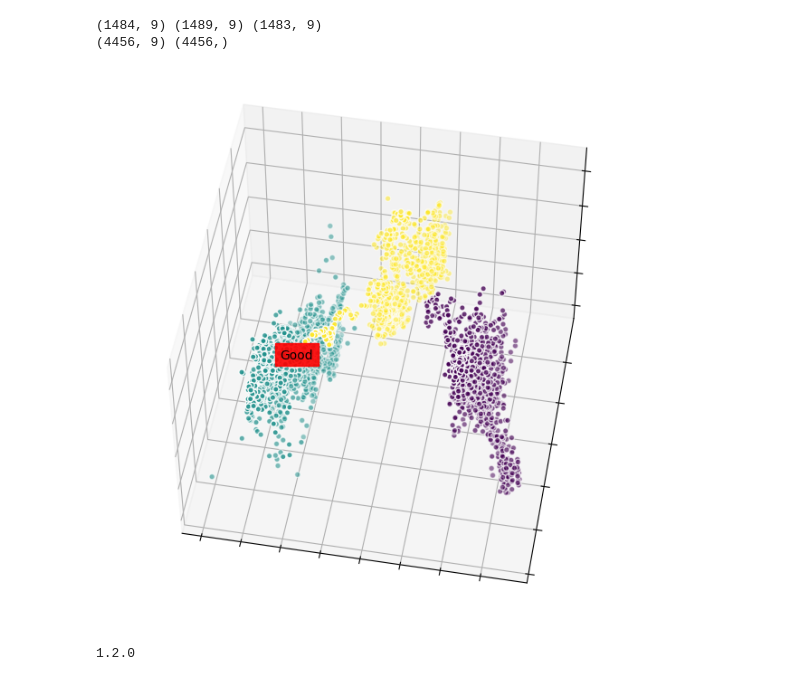
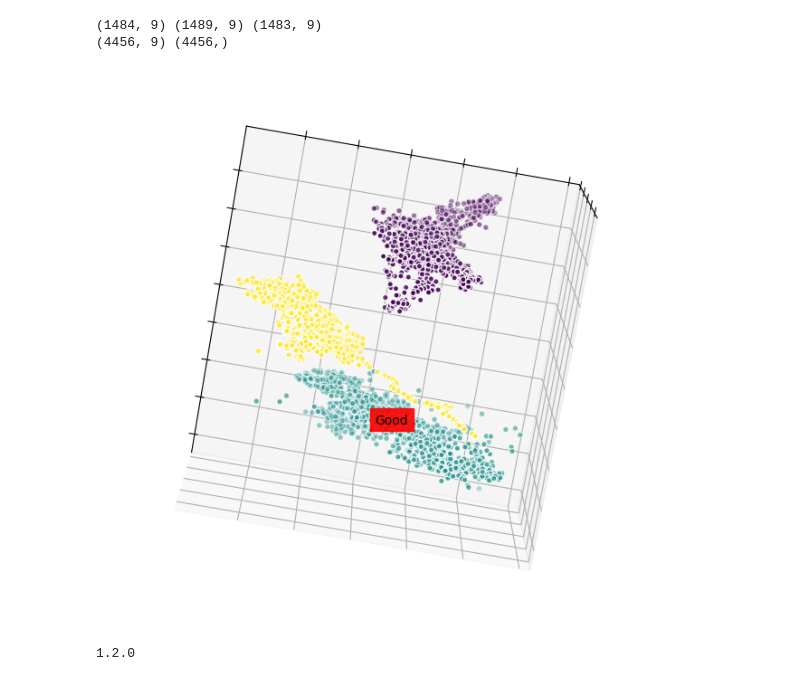
Before and after one commit to jenc06/posture-project, a Jupyter notebook: prototype_features.ipynb, the cells around one changed output. Drawn from its saved outputs; the diff is of its cells as text; code cells hidden in the pictures.

```diff
--- a/prototype_features.ipynb
+++ b/prototype_features.ipynb
@@ -73,9 +73,9 @@ def plot3d_embedding(X, y, elev=50, azim=100):
 
     plt.show()
 # %%
-plot3d_embedding(X_pca, y)
+plot3d_embedding(X_pca, y, 100, 10)
 # %% [output]
-[figure, old version]
+[figure, new version]
 # %%
 # MDS
 import sklearn
```
Also changed, not shown: parts of 1 cell of this notebook, 1 other file.
